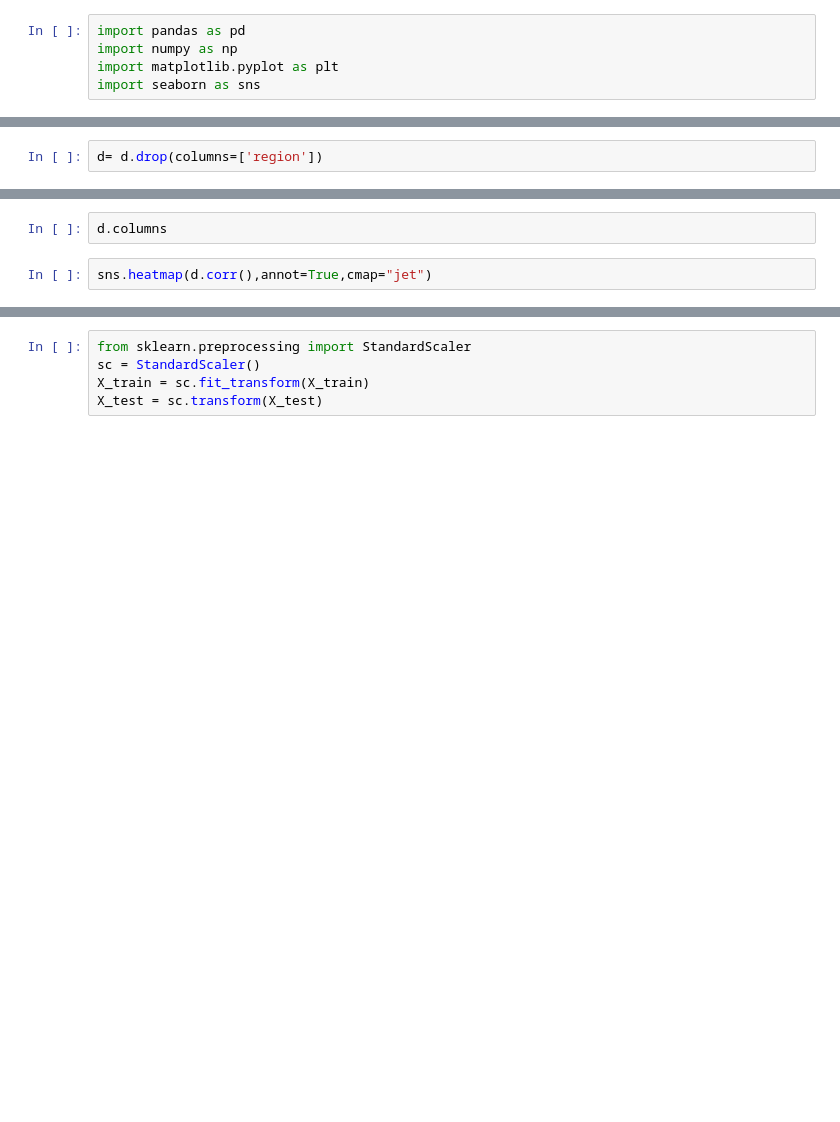
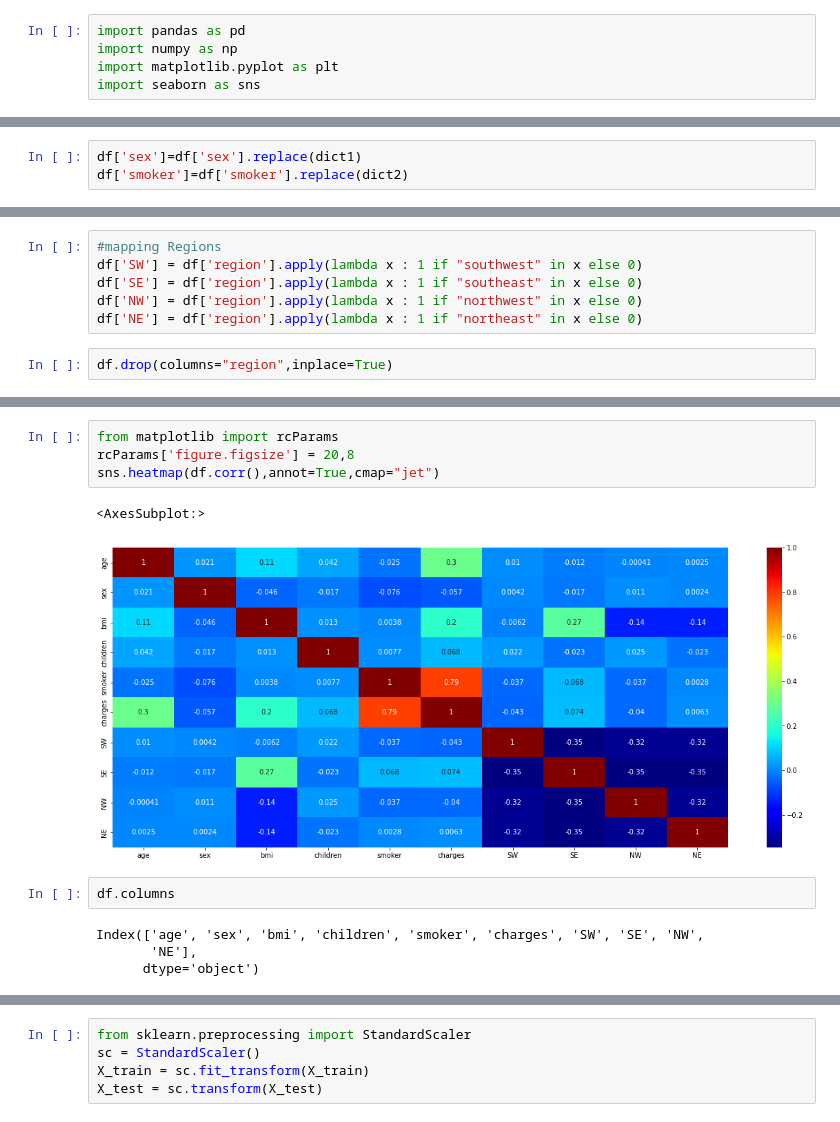
Before and after one commit to Snstark/InsuranceDataset, a Jupyter notebook: Insurance.ipynb, the cells around one changed output, grey strips where cells are left out. Saved outputs shown, nothing was run; the diff lists cells and outputs as text; blank space fills up the shorter version.

```diff
--- a/Insurance.ipynb
+++ b/Insurance.ipynb
@@ -36,0 +88,3 @@ d
+# %%
+df['sex']=df['sex'].replace(dict1)
+df['smoker']=df['smoker'].replace(dict2)
@@ -37,3 +99,9 @@ d
+# %%
+#mapping Regions
+df['SW'] = df['region'].apply(lambda x : 1 if "southwest" in x else 0)
+df['SE'] = df['region'].apply(lambda x : 1 if "southeast" in x else 0)
+df['NW'] = df['region'].apply(lambda x : 1 if "northwest" in x else 0)
+df['NE'] = df['region'].apply(lambda x : 1 if "northeast" in x else 0)
 # %%
-d= d.drop(columns=['region'])
+df.drop(columns="region",inplace=True)
 # %%
@@ -41,4 +123,13 @@ d
-# %%
-d.columns
 # %%
-sns.heatmap(d.corr(),annot=True,cmap="jet")
+from matplotlib import rcParams
+rcParams['figure.figsize'] = 20,8
+sns.heatmap(df.corr(),annot=True,cmap="jet")
+# %% [output]
+<AxesSubplot:>
+[figure, added]
+# %%
+df.columns
+# %% [output]
+Index(['age', 'sex', 'bmi', 'children', 'smoker', 'charges', 'SW', 'SE', 'NW',
+       'NE'],
+      dtype='object')
```
Also changed, not shown: parts of 58 cells of this notebook, 6 other files.
